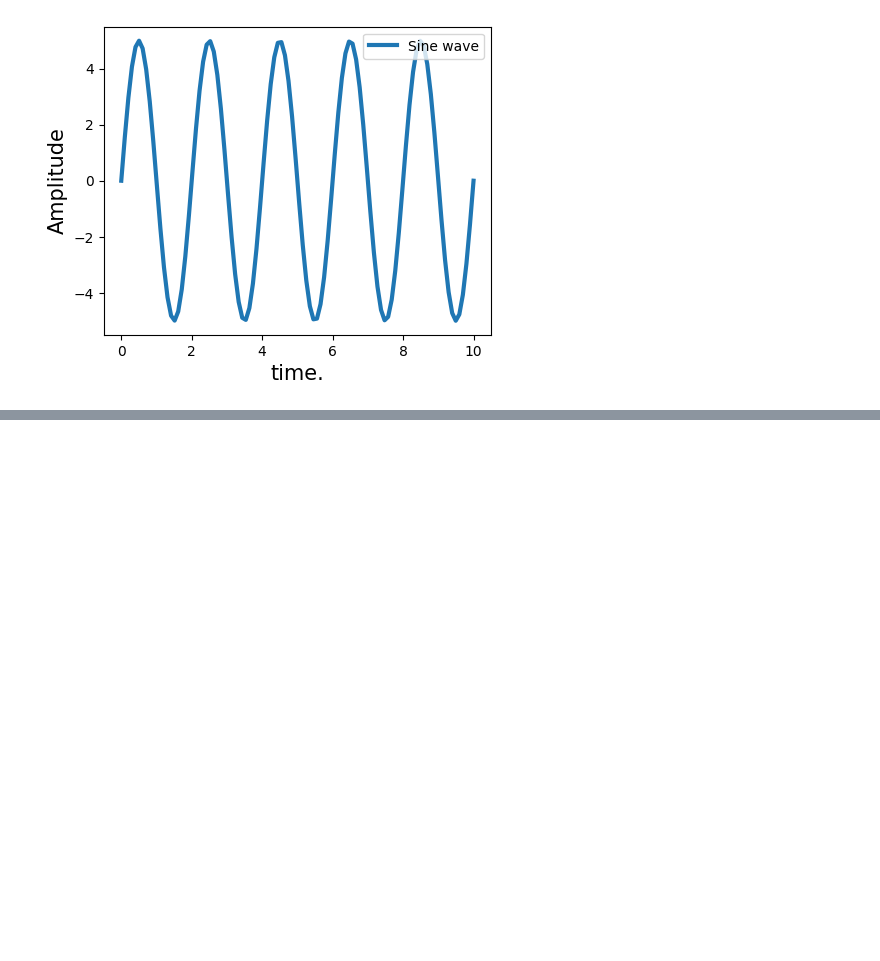
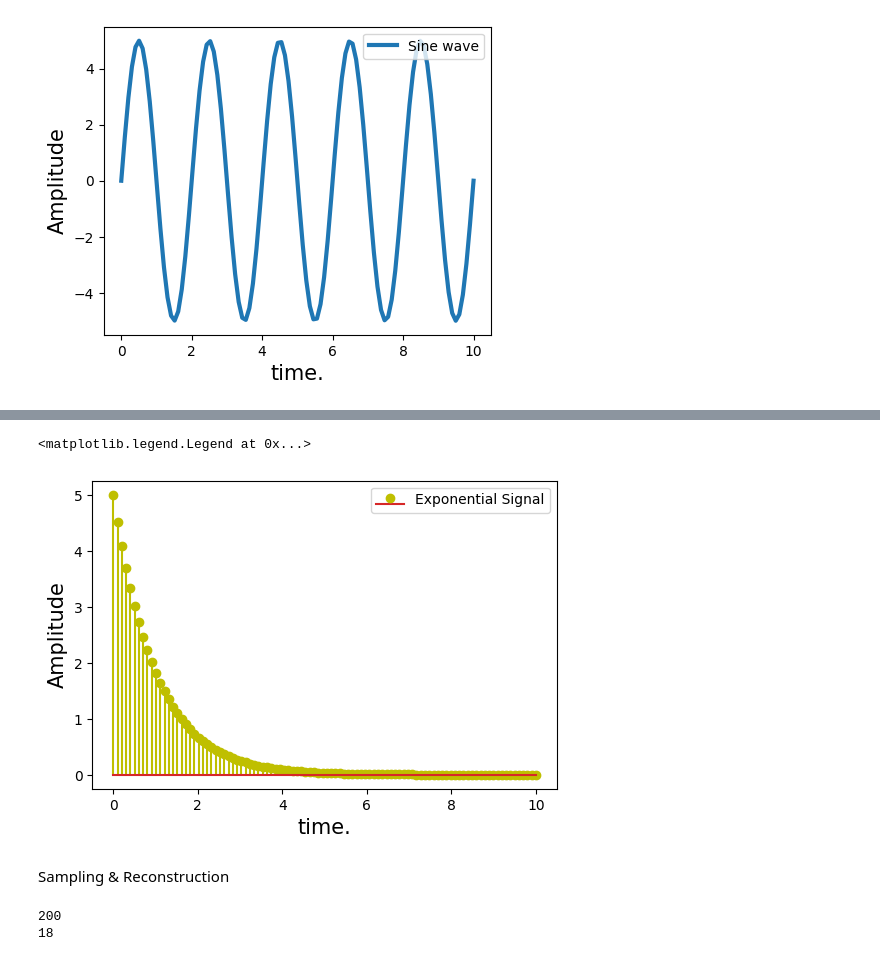
Before and after one commit to ThieuDuong0111/Digital-Signal-Processing, a Jupyter notebook: FSB/Kaggle/signal-processing.ipynb, the cells around one changed output, grey strips where cells are left out. Drawn from its saved outputs; the diff is of its cells as text; code cells hidden in the pictures; blank space fills up the shorter version.

Commit message:
add sampling & reconstruction

```diff
--- a/FSB/Kaggle/signal-processing.ipynb
+++ b/FSB/Kaggle/signal-processing.ipynb
@@ -144,0 +172,30 @@ plt.legend(fontsize=10, loc='upper right')
+# %%
+plt.figure(figsize=(6, 4))
+
+plt.stem(n, x_, 'yo', label='Exponential Signal')
+
+plt.xlabel('time.', fontsize=15)
+plt.ylabel('Amplitude', fontsize=15)
+plt.legend(fontsize=10, loc='upper right')
+# %% [output]
+<matplotlib.legend.Legend at 0x...>
+[figure, added]
+# %% [markdown]
+Sampling & Reconstruction
+# %%
+f = 20 # Hz
+t = np.linspace(0, 0.5, 200)
+x1 = np.sin(2 * np.pi * f * t)
+
+s_rate = 35 # Hz. Here the sampling frequency is less than the requirement of sampling theorem
+
+T = 1 / s_rate
+n = np.arange(0, 0.5 / T)
+nT = n * T
+x2 = np.sin(2 * np.pi * f * nT) # Since for sampling t = nT.
+
+print(len(t))
+print(len(nT))
+# %% [output]
+200
+18
```
Also changed, not shown: parts of 9 cells of this notebook.
